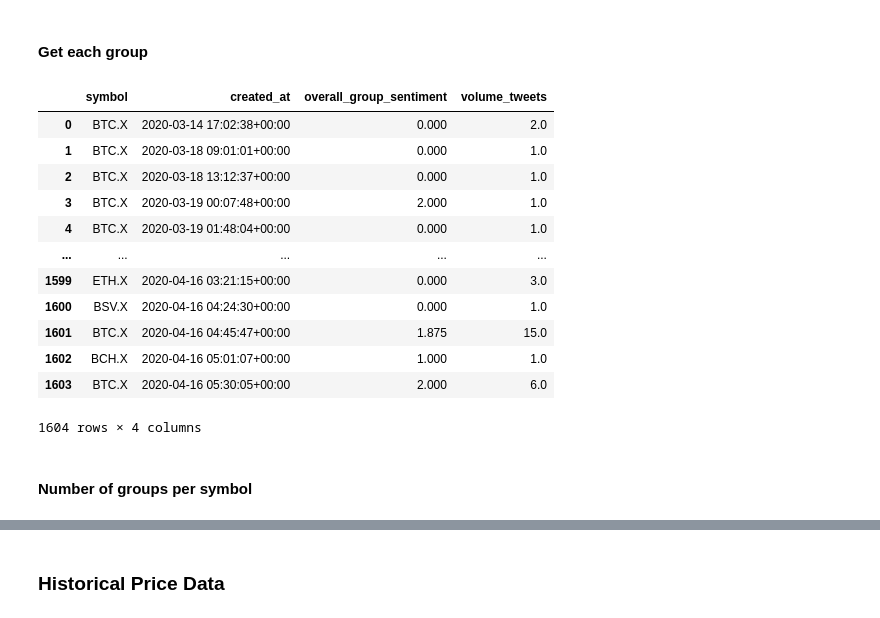
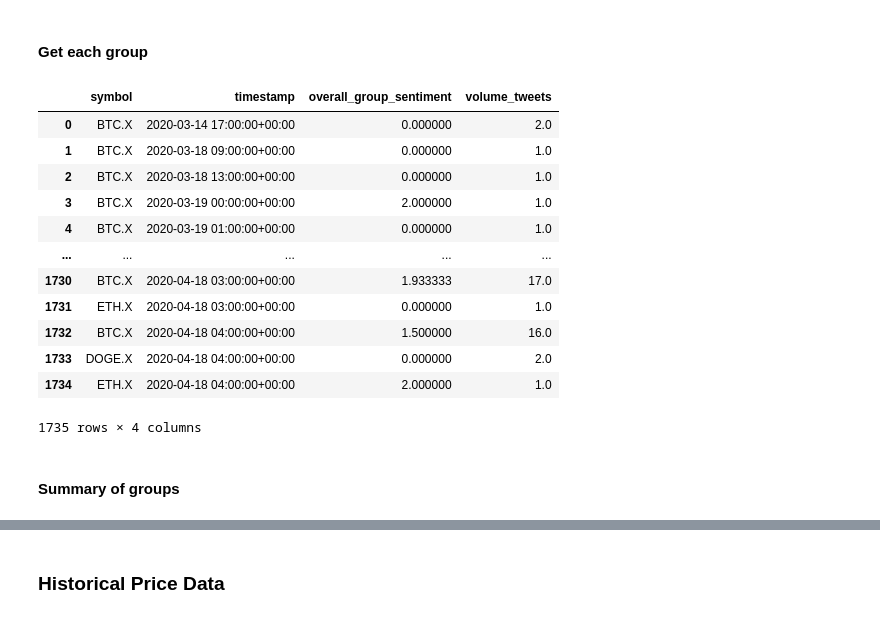
Before and after one commit to hweelin-yeo/CryptOracle, a Jupyter notebook: ds_project.ipynb, the cells around one changed output, grey strips where cells are left out. Drawn from its saved outputs; the diff is of its cells as text; code cells hidden in the pictures.

```diff
--- a/ds_project.ipynb
+++ b/ds_project.ipynb
@@ -197,22 +197,31 @@ grouped = required.groupby([required.created_at.dt.date, required.created_at.dt.
 # %%
 first_row_groups = grouped.first()
 groups_df = pd.DataFrame(first_row_groups)
 groups_df.index = groups_df.index.set_names(['day', 'hour', 'symbol_a'])
-groups_df = groups_df.reset_index()[['symbol', 'created_at', 'overall_group_sentiment', 'volume_tweets']]
+groups_df = groups_df.reset_index()
+
+def pad_zero(x):
+    return '0' + str(x) if (x < 10) else str(x)
+
+groups_df['hour'] = groups_df['hour'].apply(lambda x: pad_zero(x))
+groups_df['timestamp'] = pd.to_datetime(groups_df['day'].astype(str) + ' ' +
+                                  groups_df['hour'].astype(str), format = '%Y-%m-%d %H', utc = True)
+
+groups_df = groups_df.reset_index()[['symbol', 'timestamp', 'overall_group_sentiment', 'volume_tweets']]
 groups_df
 # %% [output]
-|  | symbol | created_at | overall_group_sentiment | volume_tweets |
-| 0 | BTC.X | 2020-03-14 17:02:38+00:00 | 0.000 | 2.0 |
-| 1 | BTC.X | 2020-03-18 09:01:01+00:00 | 0.000 | 1.0 |
-| 2 | BTC.X | 2020-03-18 13:12:37+00:00 | 0.000 | 1.0 |
-| 3 | BTC.X | 2020-03-19 00:07:48+00:00 | 2.000 | 1.0 |
-| 4 | BTC.X | 2020-03-19 01:48:04+00:00 | 0.000 | 1.0 |
+|  | symbol | timestamp | overall_group_sentiment | volume_tweets |
+| 0 | BTC.X | 2020-03-14 17:00:00+00:00 | 0.000000 | 2.0 |
+| 1 | BTC.X | 2020-03-18 09:00:00+00:00 | 0.000000 | 1.0 |
+| 2 | BTC.X | 2020-03-18 13:00:00+00:00 | 0.000000 | 1.0 |
+| 3 | BTC.X | 2020-03-19 00:00:00+00:00 | 2.000000 | 1.0 |
+| 4 | BTC.X | 2020-03-19 01:00:00+00:00 | 0.000000 | 1.0 |
 | ... | ... | ... | ... | ... |
-| 1599 | ETH.X | 2020-04-16 03:21:15+00:00 | 0.000 | 3.0 |
-| 1600 | BSV.X | 2020-04-16 04:24:30+00:00 | 0.000 | 1.0 |
-| 1601 | BTC.X | 2020-04-16 04:45:47+00:00 | 1.875 | 15.0 |
-| 1602 | BCH.X | 2020-04-16 05:01:07+00:00 | 1.000 | 1.0 |
-| 1603 | BTC.X | 2020-04-16 05:30:05+00:00 | 2.000 | 6.0 |
+| 1730 | BTC.X | 2020-04-18 03:00:00+00:00 | 1.933333 | 17.0 |
+| 1731 | ETH.X | 2020-04-18 03:00:00+00:00 | 0.000000 | 1.0 |
+| 1732 | BTC.X | 2020-04-18 04:00:00+00:00 | 1.500000 | 16.0 |
+| 1733 | DOGE.X | 2020-04-18 04:00:00+00:00 | 0.000000 | 2.0 |
+| 1734 | ETH.X | 2020-04-18 04:00:00+00:00 | 2.000000 | 1.0 |
-1604 rows × 4 columns
+1735 rows × 4 columns
 # %% [markdown]
-#### Number of groups per symbol
+#### Summary of groups
```
Also changed, not shown: parts of 19 cells of this notebook, 4 other files.
